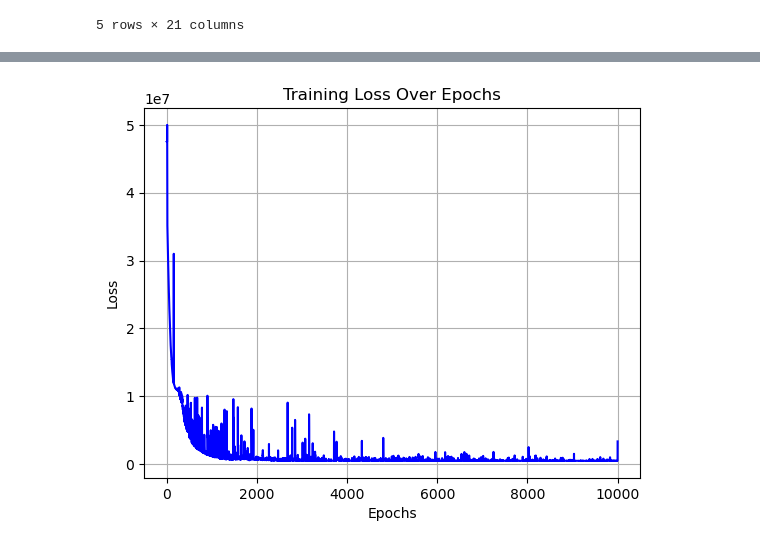
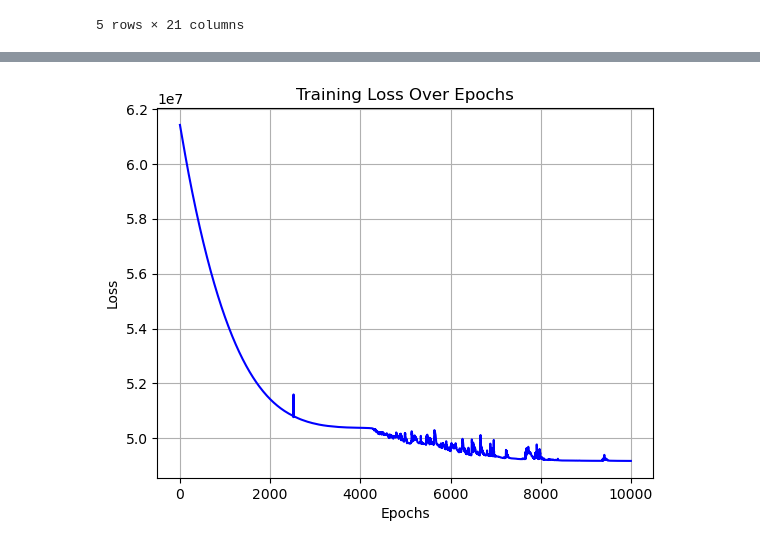
Before and after one commit to jiarui0000/COMS6998, a Jupyter notebook: sentiment_analysis/lstm_estimation.ipynb, the cells around one changed output, grey strips where cells are left out. Drawn from its saved outputs; the diff is of its cells as text; code cells hidden in the pictures.

```diff
--- a/sentiment_analysis/lstm_estimation.ipynb
+++ b/sentiment_analysis/lstm_estimation.ipynb
@@ -69,8 +69,8 @@ for company in ['AAPL', 'AMD', 'AMZN', 'ASML','CSCO', 'GOOGL', 'INTC', 'MSFT', '
     dfs.append(df_combined)
     labels.append(df_result['Close'])
 
-train_size = 6
-test_size = 3
+train_size = 7
+test_size = 2
 
 train_features = torch.cat([torch.tensor(df.values).float() for df in dfs[:-test_size]])  # Assuming dfs[:-test_size] would work this way
 train_labels = torch.cat([torch.tensor(label.values).float() for label in labels[:-test_size]])  # Similar handling for labels
@@ -157,5 +196,7 @@ def train_model(loader, model, optimizer, criterion, epochs):
 # %%
 criterion = nn.MSELoss()
+# optimizer = torch.optim.Adam(lstm_model.parameters(), lr=1e-2)
+# train_each_model(train_loader, lstm_model, optimizer, criterion, epochs=100)
 optimizer = torch.optim.Adam(lstm_model.parameters(), lr=1e-2)
-train_model(train_loader, lstm_model, optimizer, criterion, epochs=100)
+train_whole_model(train_loader, lstm_model, optimizer, criterion, epochs=100)
 # %% [output]
@@ -173,5 +214,8 @@ Epoch 100, Average Loss: 7998634.347493489
 # %%
 criterion = nn.MSELoss()
+# optimizer = torch.optim.Adam(lstm_model.parameters(), lr=1e-3)
+# train_each_model(train_loader, lstm_model, optimizer, criterion, epochs=1000)
+
 optimizer = torch.optim.Adam(lstm_model.parameters(), lr=1e-3)
-train_model(train_loader, lstm_model, optimizer, criterion, epochs=10000)
+train_whole_model(train_loader, lstm_model, optimizer, criterion, epochs=1000)
 # %% [output]
@@ -188,4 +232,4 @@ Epoch 10000, Average Loss: 552229.5800686678
-[figure, old version]
+[figure, new version]
 # %%
 for data, labels in train_loader:
     train_predictions = generate_predictions(data.view(-1, 21), lstm_model)
```
Also changed, not shown: parts of 5 cells of this notebook.
